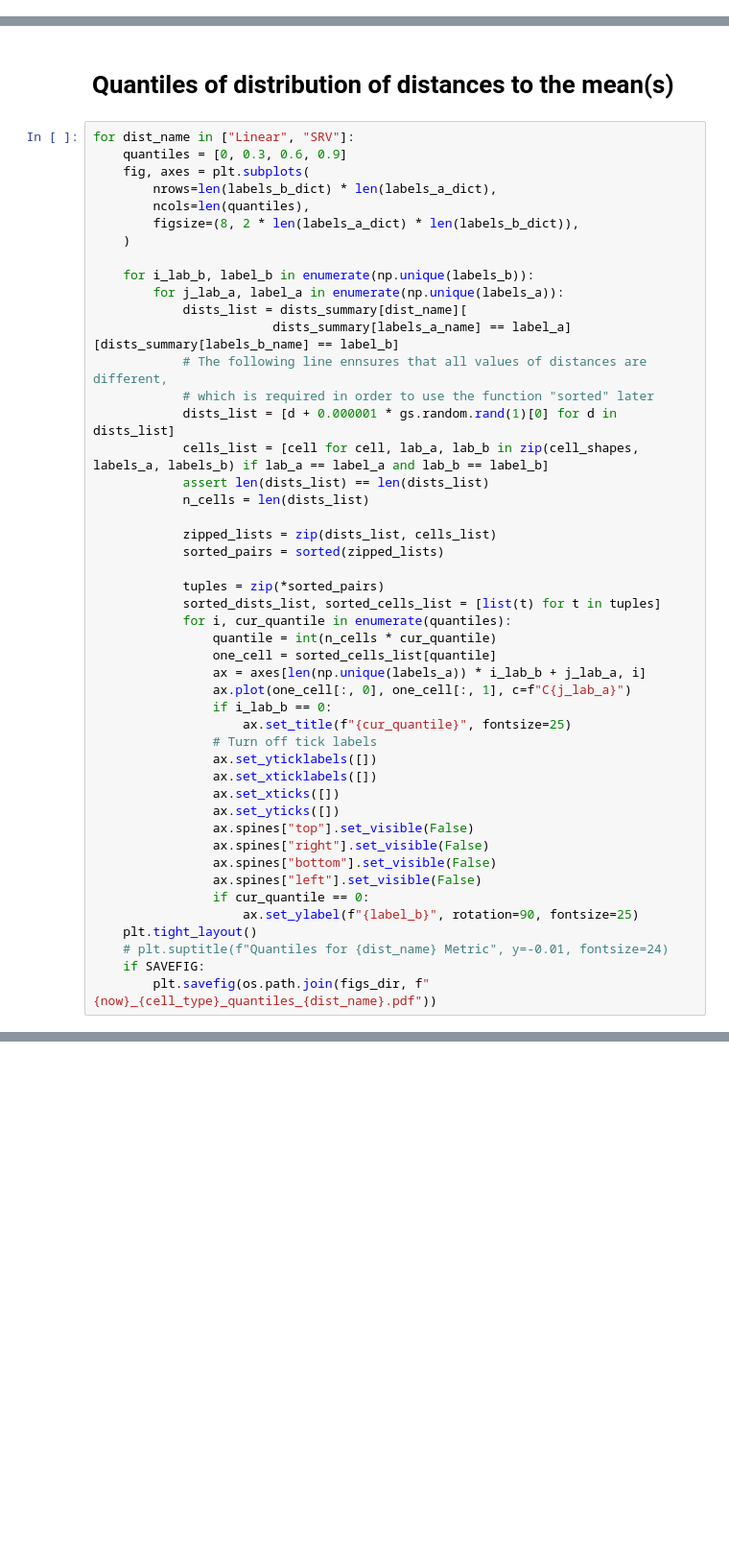
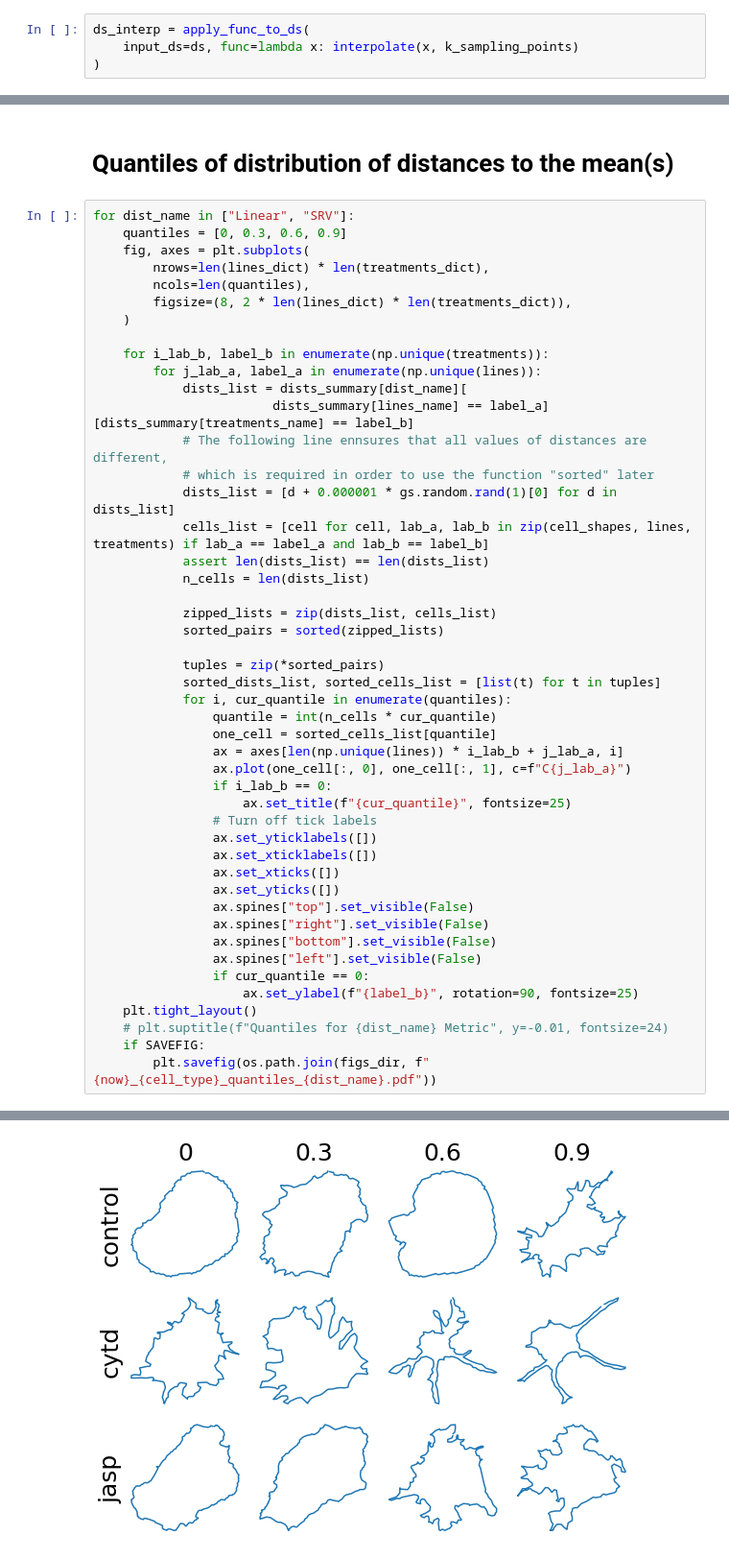
Before and after one commit to wxli0/dyn, a Jupyter notebook: dyn/notebooks/explore_quantitle.ipynb, the cells around one changed output, grey strips where cells are left out. Shown at 96% size. Drawn from its saved outputs; the diff is of its cells as text; blank space fills up the shorter version.

```diff
--- a/dyn/notebooks/explore_quantitle.ipynb
+++ b/dyn/notebooks/explore_quantitle.ipynb
@@ -133,0 +235,4 @@ else:
+# %%
+ds_interp = apply_func_to_ds(
+    input_ds=ds, func=lambda x: interpolate(x, k_sampling_points)
+)
@@ -378,19 +561,19 @@ dists_summary.head()
 for dist_name in ["Linear", "SRV"]:
     quantiles = [0, 0.3, 0.6, 0.9]
     fig, axes = plt.subplots(
-        nrows=len(labels_b_dict) * len(labels_a_dict),
+        nrows=len(lines_dict) * len(treatments_dict),
         ncols=len(quantiles),
-        figsize=(8, 2 * len(labels_a_dict) * len(labels_b_dict)),
+        figsize=(8, 2 * len(lines_dict) * len(treatments_dict)),
     )
 
-    for i_lab_b, label_b in enumerate(np.unique(labels_b)):
-        for j_lab_a, label_a in enumerate(np.unique(labels_a)):
+    for i_lab_b, label_b in enumerate(np.unique(treatments)):
+        for j_lab_a, label_a in enumerate(np.unique(lines)):
             dists_list = dists_summary[dist_name][
-                        dists_summary[labels_a_name] == label_a][dists_summary[labels_b_name] == label_b]
+                        dists_summary[lines_name] == label_a][dists_summary[treatments_name] == label_b]
             # The following line ennsures that all values of distances are different,
             # which is required in order to use the function "sorted" later
             dists_list = [d + 0.000001 * gs.random.rand(1)[0] for d in dists_list]
-            cells_list = [cell for cell, lab_a, lab_b in zip(cell_shapes, labels_a, labels_b) if lab_a == label_a and lab_b == label_b]
+            cells_list = [cell for cell, lab_a, lab_b in zip(cell_shapes, lines, treatments) if lab_a == label_a and lab_b == label_b]
             assert len(dists_list) == len(dists_list)
             n_cells = len(dists_list)
 
@@ -402,7 +585,7 @@ for dist_name in ["Linear", "SRV"]:
             for i, cur_quantile in enumerate(quantiles):
                 quantile = int(n_cells * cur_quantile)
                 one_cell = sorted_cells_list[quantile]
-                ax = axes[len(np.unique(labels_a)) * i_lab_b + j_lab_a, i]
+                ax = axes[len(np.unique(lines)) * i_lab_b + j_lab_a, i]
                 ax.plot(one_cell[:, 0], one_cell[:, 1], c=f"C{j_lab_a}")
                 if i_lab_b == 0:
                     ax.set_title(f"{cur_quantile}", fontsize=25)
@@ -426,0 +608 @@ for dist_name in ["Linear", "SRV"]:
+[figure, added]
```
Also changed, not shown: parts of 26 cells of this notebook.
